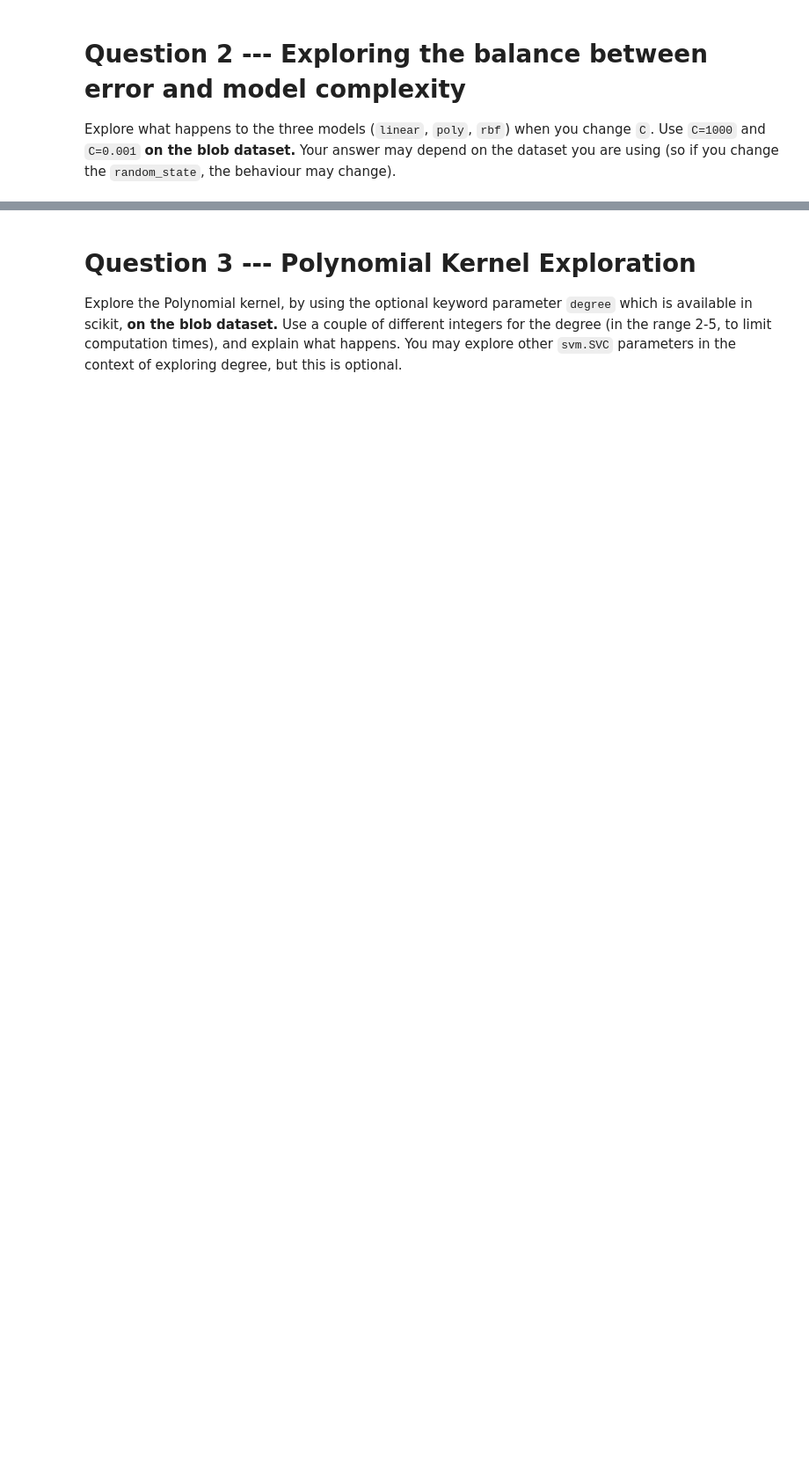
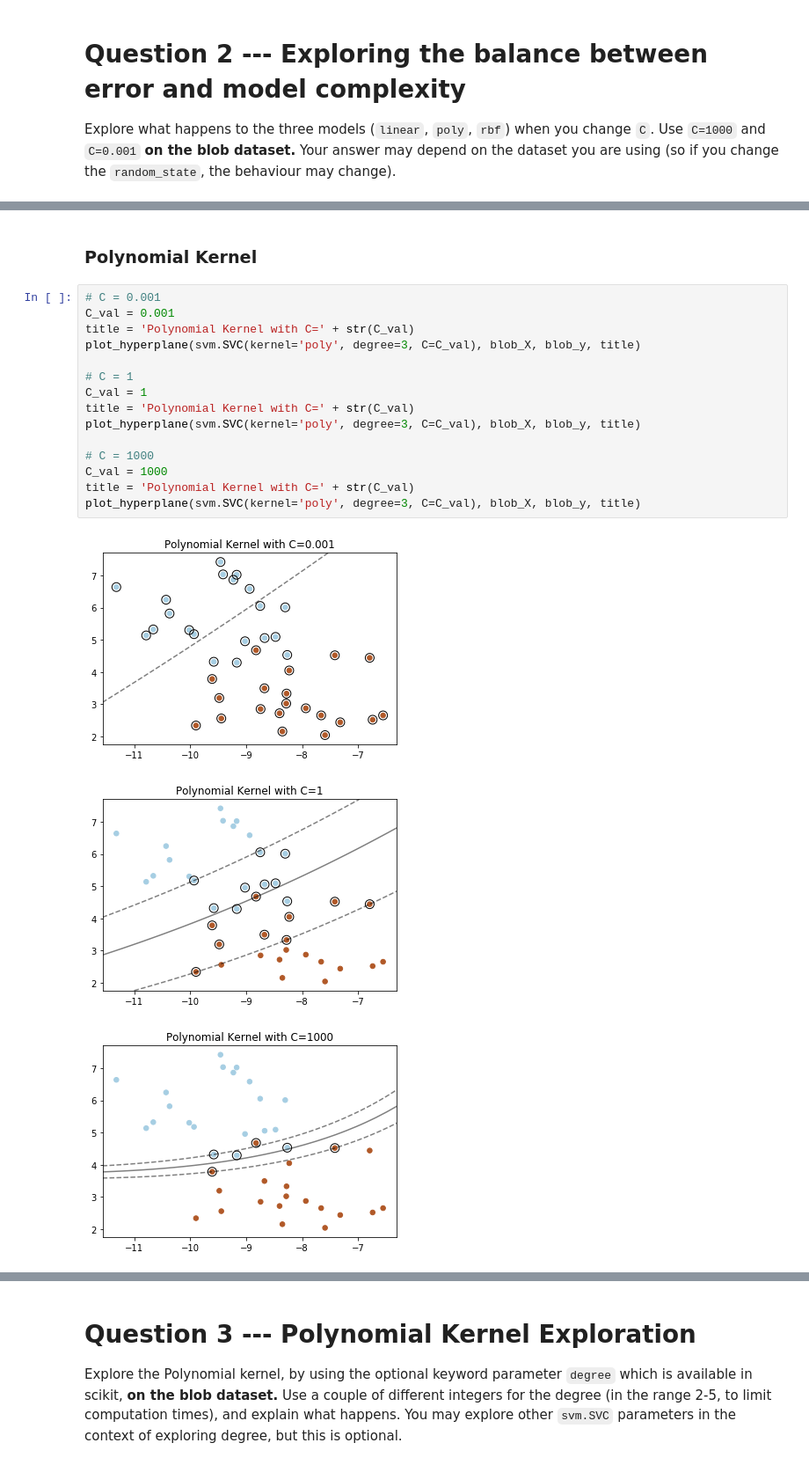
Before and after one commit to Minam7/CMPT820, a Jupyter notebook: HW4/A4Q2.ipynb, the cells around one changed output, grey strips where cells are left out. Shown at 88% size. Cells and saved outputs as stored; diff of their text form; blank space fills up the shorter version.

```diff
--- a/HW4/A4Q2.ipynb
+++ b/HW4/A4Q2.ipynb
@@ -117,0 +172,21 @@ Put your answer here!  You can add code cells (or copy them from above), and mar
+# %% [markdown]
+### Polynomial Kernel
+# %%
+# C = 0.001
+C_val = 0.001
+title = 'Polynomial Kernel with C=' + str(C_val)
+plot_hyperplane(svm.SVC(kernel='poly', degree=3, C=C_val), blob_X, blob_y, title)
+
+# C = 1
+C_val = 1
+title = 'Polynomial Kernel with C=' + str(C_val)
+plot_hyperplane(svm.SVC(kernel='poly', degree=3, C=C_val), blob_X, blob_y, title)
+
+# C = 1000
+C_val = 1000
+title = 'Polynomial Kernel with C=' + str(C_val)
+plot_hyperplane(svm.SVC(kernel='poly', degree=3, C=C_val), blob_X, blob_y, title)
+# %% [output]
+[figure, added]
+[figure, added]
+[figure, added]
```
Also changed, not shown: parts of 38 cells of this notebook, 1 other file.
